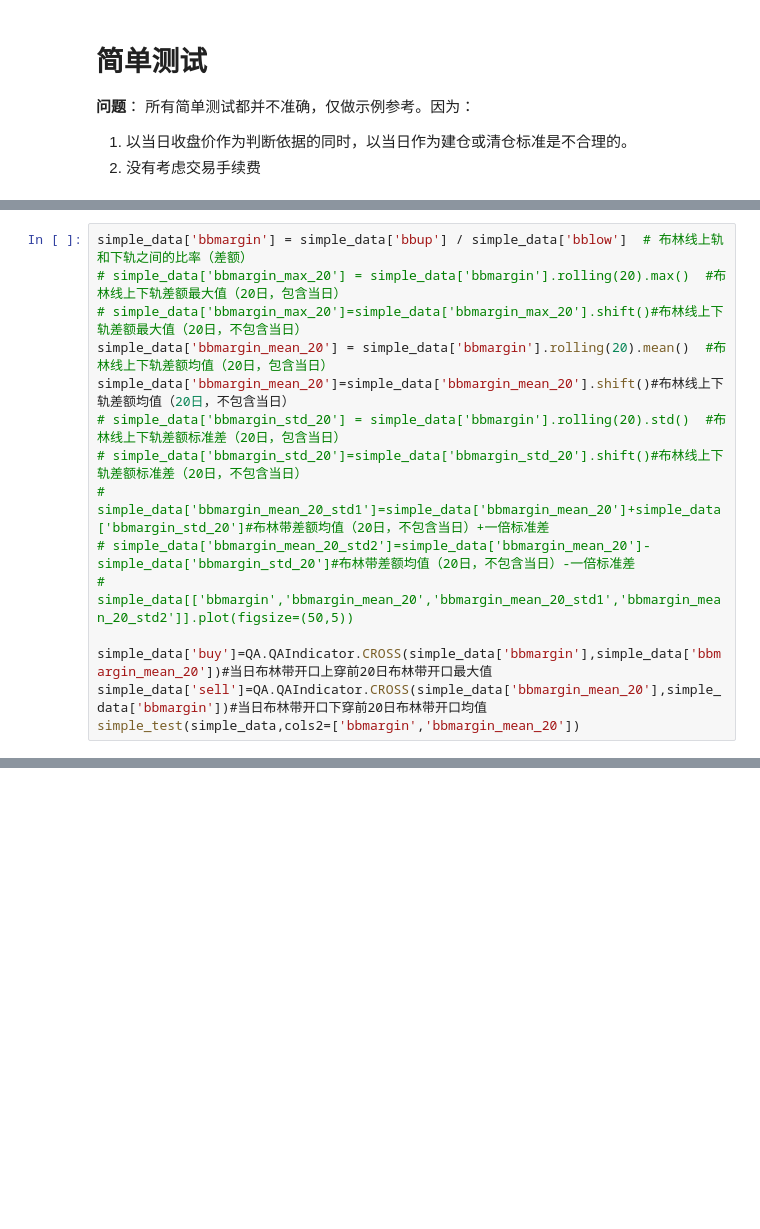
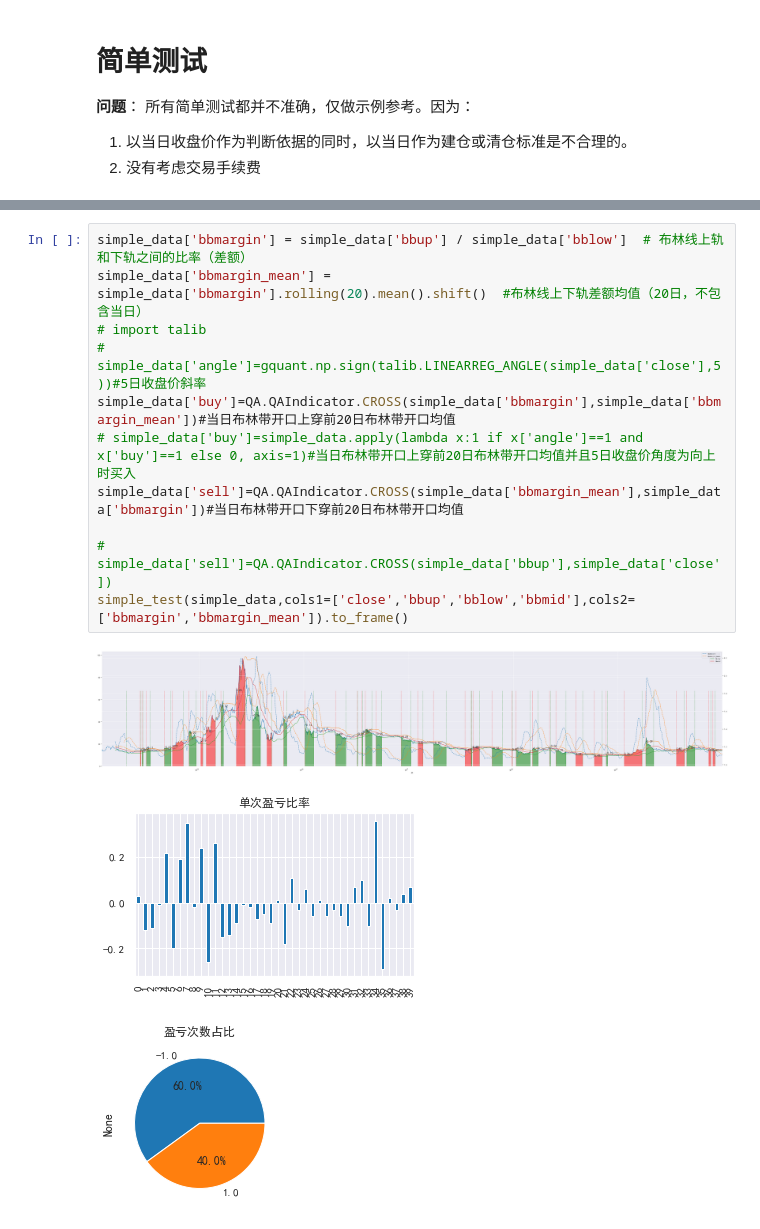
Before and after one commit to GuQiangJS/gquant-example, a Jupyter notebook: 策略测试-布林带.ipynb, the cells around one changed output, grey strips where cells are left out. Drawn from its saved outputs; the diff is of its cells as text; blank space fills up the shorter version.

```diff
--- a/策略测试-布林带.ipynb
+++ b/策略测试-布林带.ipynb
@@ -181,15 +221,0 @@ Text(0.5, 1.0, '布林带开口比率与股价的关系')
-# %%
-simple_data['bbmargin'] = simple_data['bbup'] / simple_data['bblow']  # 布林线上轨和下轨之间的比率（差额）
-# simple_data['bbmargin_max_20'] = simple_data['bbmargin'].rolling(20).max()  #布林线上下轨差额最大值（20日，包含当日）
-# simple_data['bbmargin_max_20']=simple_data['bbmargin_max_20'].shift()#布林线上下轨差额最大值（20日，不包含当日）
-simple_data['bbmargin_mean_20'] = simple_data['bbmargin'].rolling(20).mean()  #布林线上下轨差额均值（20日，包含当日）
-simple_data['bbmargin_mean_20']=simple_data['bbmargin_mean_20'].shift()#布林线上下轨差额均值（20日，不包含当日）
-# simple_data['bbmargin_std_20'] = simple_data['bbmargin'].rolling(20).std()  #布林线上下轨差额标准差（20日，包含当日）
-# simple_data['bbmargin_std_20']=simple_data['bbmargin_std_20'].shift()#布林线上下轨差额标准差（20日，不包含当日）
-# simple_data['bbmargin_mean_20_std1']=simple_data['bbmargin_mean_20']+simple_data['bbmargin_std_20']#布林带差额均值（20日，不包含当日）+一倍标准差
-# simple_data['bbmargin_mean_20_std2']=simple_data['bbmargin_mean_20']-simple_data['bbmargin_std_20']#布林带差额均值（20日，不包含当日）-一倍标准差
-# simple_data[['bbmargin','bbmargin_mean_20','bbmargin_mean_20_std1','bbmargin_mean_20_std2']].plot(figsize=(50,5))
-
-simple_data['buy']=QA.QAIndicator.CROSS(simple_data['bbmargin'],simple_data['bbmargin_mean_20'])#当日布林带开口上穿前20日布林带开口最大值
-simple_data['sell']=QA.QAIndicator.CROSS(simple_data['bbmargin_mean_20'],simple_data['bbmargin'])#当日布林带开口下穿前20日布林带开口均值
-simple_test(simple_data,cols2=['bbmargin','bbmargin_mean_20'])
@@ -205,0 +222,15 @@ simple_test(simple_data,cols2=['bbmargin','bbmargin_mean_20'])
+# %%
+simple_data['bbmargin'] = simple_data['bbup'] / simple_data['bblow']  # 布林线上轨和下轨之间的比率（差额）
+simple_data['bbmargin_mean'] = simple_data['bbmargin'].rolling(20).mean().shift()  #布林线上下轨差额均值（20日，不包含当日）
+# import talib
+# simple_data['angle']=gquant.np.sign(talib.LINEARREG_ANGLE(simple_data['close'],5))#5日收盘价斜率
+simple_data['buy']=QA.QAIndicator.CROSS(simple_data['bbmargin'],simple_data['bbmargin_mean'])#当日布林带开口上穿前20日布林带开口均值
+# simple_data['buy']=simple_data.apply(lambda x:1 if x['angle']==1 and x['buy']==1 else 0, axis=1)#当日布林带开口上穿前20日布林带开口均值并且5日收盘价角度为向上时买入
+simple_data['sell']=QA.QAIndicator.CROSS(simple_data['bbmargin_mean'],simple_data['bbmargin'])#当日布林带开口下穿前20日布林带开口均值
+
+# simple_data['sell']=QA.QAIndicator.CROSS(simple_data['bbup'],simple_data['close'])
+simple_test(simple_data,cols1=['close','bbup','bblow','bbmid'],cols2=['bbmargin','bbmargin_mean']).to_frame()
+# %% [output]
+[figure, added]
+[figure, added]
+[figure, added]
```
Also changed, not shown: parts of 8 cells of this notebook, 2 other files.
